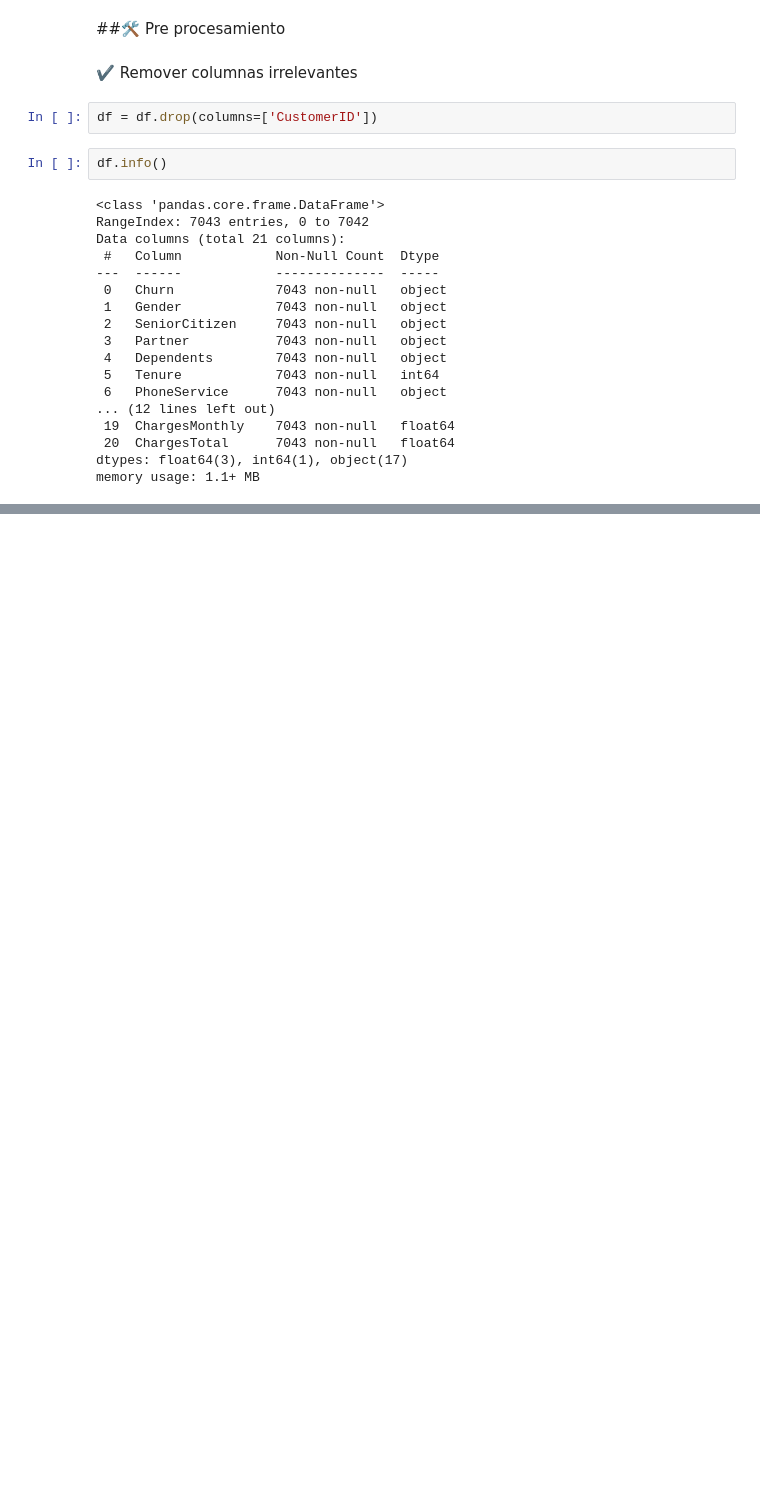
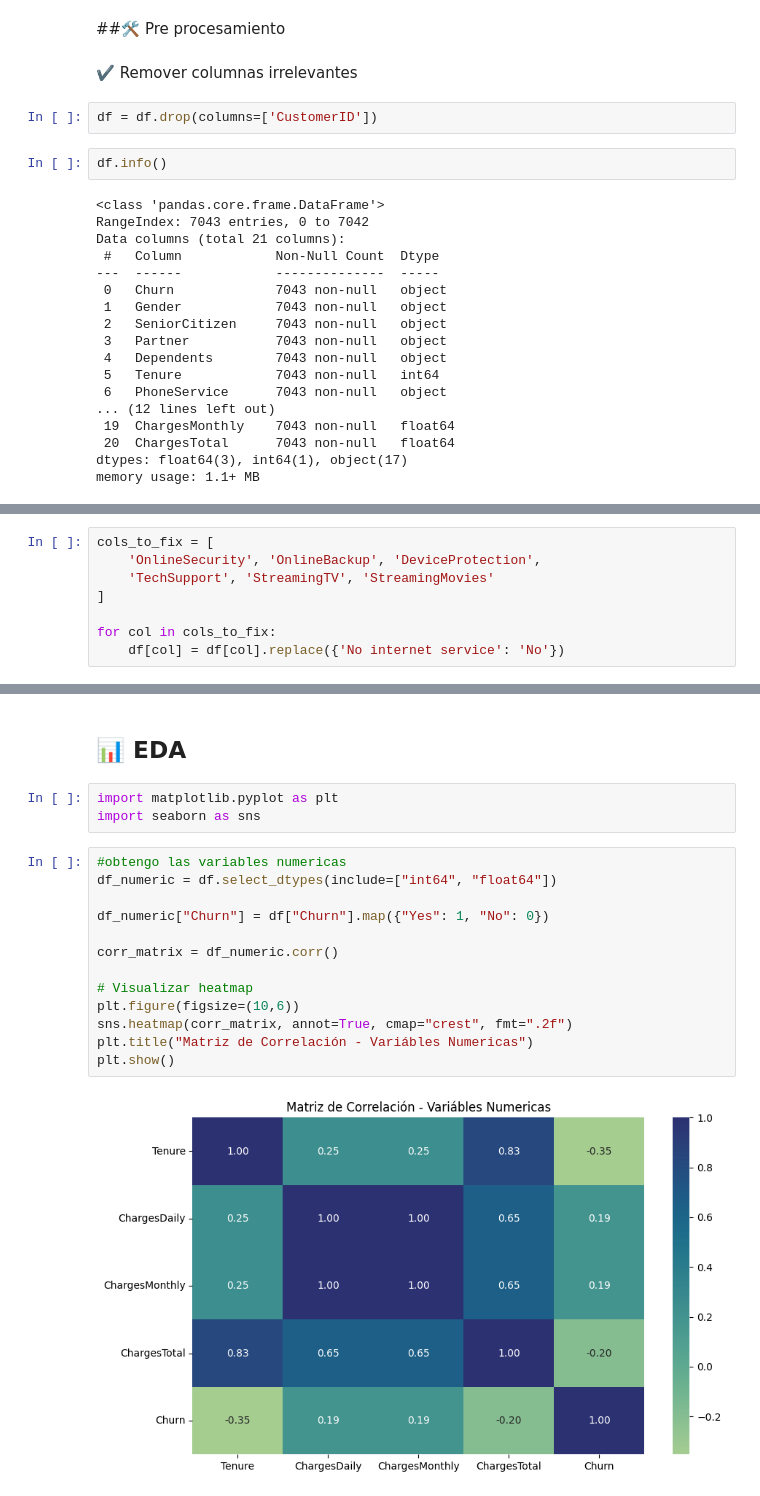
Before and after one commit to rluzav/challenge-data-science-TelecomXLatam-parte2, a Jupyter notebook: Challenge_TelecomX_LATAM_Parte2.ipynb, the cells around one changed output, grey strips where cells are left out. Saved outputs shown, nothing was run; the diff lists cells and outputs as text; blank space fills up the shorter version.

```diff
--- a/Challenge_TelecomX_LATAM_Parte2.ipynb
+++ b/Challenge_TelecomX_LATAM_Parte2.ipynb
@@ -92,0 +96,8 @@ memory usage: 1.1+ MB
+# %%
+cols_to_fix = [
+    'OnlineSecurity', 'OnlineBackup', 'DeviceProtection',
+    'TechSupport', 'StreamingTV', 'StreamingMovies'
+]
+
+for col in cols_to_fix:
+    df[col] = df[col].replace({'No internet service': 'No'})
@@ -92,0 +173,20 @@ memory usage: 1.1+ MB
+# %% [markdown]
+## 📊 EDA
+# %%
+import matplotlib.pyplot as plt
+import seaborn as sns
+# %%
+#obtengo las variables numericas
+df_numeric = df.select_dtypes(include=["int64", "float64"])
+
+df_numeric["Churn"] = df["Churn"].map({"Yes": 1, "No": 0})
+
+corr_matrix = df_numeric.corr()
+
+# Visualizar heatmap
+plt.figure(figsize=(10,6))
+sns.heatmap(corr_matrix, annot=True, cmap="crest", fmt=".2f")
+plt.title("Matriz de Correlación - Variábles Numericas")
+plt.show()
+# %% [output]
+[figure, added]
```
Also changed, not shown: parts of 25 cells of this notebook.
